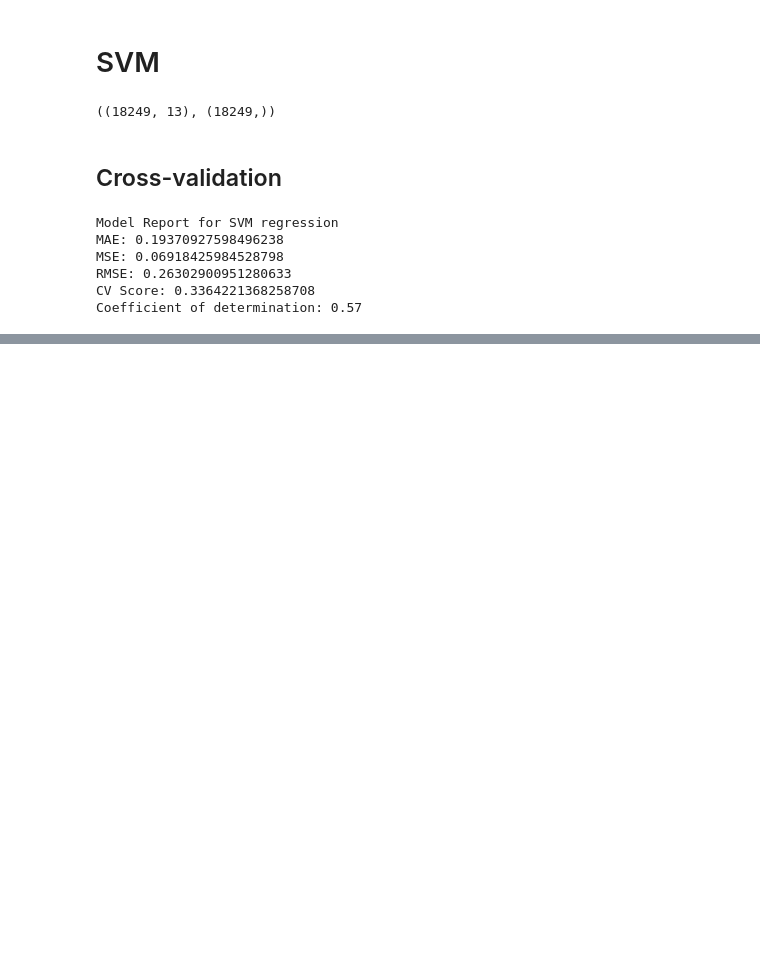
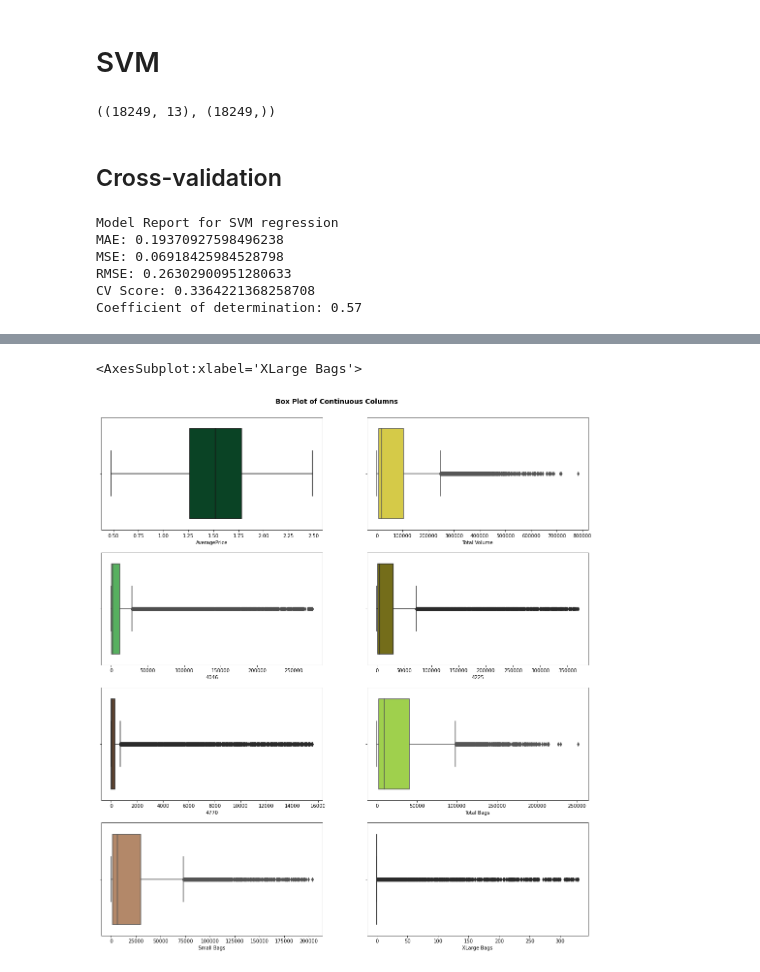
Before and after one commit to xuangao6/Avocado-Price-Regression-MachineLearning, a Jupyter notebook: kunlei_svm.ipynb, the cells around one changed output, grey strips where cells are left out. Saved outputs shown, nothing was run; the diff lists cells and outputs as text; code cells hidden in the pictures; blank space fills up the shorter version.

```diff
--- a/kunlei_svm.ipynb
+++ b/kunlei_svm.ipynb
@@ -280,0 +315,14 @@ Coefficient of determination: 0.57
+# %%
+numeric_columns = ['AveragePrice', 'Total Volume',
+                   '4046', '4225', '4770',
+                   'Total Bags', 'Small Bags',
+                   'Large Bags', 'XLarge Bags']
+
+
+Q1 = dataset_2bp[numeric_columns].quantile(0.25)
+Q3 = dataset_2bp[numeric_columns].quantile(0.75)
+IQR = Q3 - Q1
+print('Here we will get IQR for each column\n',IQR)
+
+dataset_filtered = dataset_2bp[~((dataset_2bp[numeric_columns] < (Q1 - 1.5 * IQR)) |(dataset_2bp[numeric_columns] > (Q3 + 1.5 * IQR))).any(axis=1)]
+display(dataset_filtered.shape)
@@ -280,0 +342,27 @@ Coefficient of determination: 0.57
+# %%
+# --- Plot Size ---
+fig, axs1 = plt.subplots(4, 2, figsize=(18, 18))
+
+# --- General Title ---
+fig.subplots_adjust(top=0.95)
+fig.suptitle('Box Plot of Continuous Columns', fontweight='bold',
+             fontsize='14', fontfamily='sans-serif')
+
+# --- Boxplot of Continuous Variables (Row 1) ---
+sns.boxplot(data=dataset_filtered, x='AveragePrice', ax=axs1[0, 0], color='#004D25')
+sns.boxplot(data=dataset_filtered, x='Total Volume', ax=axs1[0, 1], color='#EDDE30')
+
+# --- Boxplot of Continuous Variables (Row 2) ---
+sns.boxplot(data=dataset_filtered, x='4046', ax=axs1[1, 0], color='#48BF53')
+sns.boxplot(data=dataset_filtered, x='4225', ax=axs1[1, 1], color='#837A0B')
+
+# --- Boxplot of Continuous Variables (Row 3) ---
+sns.boxplot(data=dataset_filtered, x='4770', ax=axs1[2, 0], color='#664228')
+sns.boxplot(data=dataset_filtered, x='Total Bags', ax=axs1[2, 1], color='#A4E637')
+
+# --- Boxplot of Continuous Variables (Row 4) ---
+sns.boxplot(data=dataset_filtered, x='Small Bags', ax=axs1[3, 0], color='#BF865D')
+sns.boxplot(data=dataset_filtered, x='XLarge Bags', ax=axs1[3, 1], color='#557F0F')
+# %% [output]
+<AxesSubplot:xlabel='XLarge Bags'>
+[figure, added]
```
Also changed, not shown: parts of 4 cells of this notebook.
